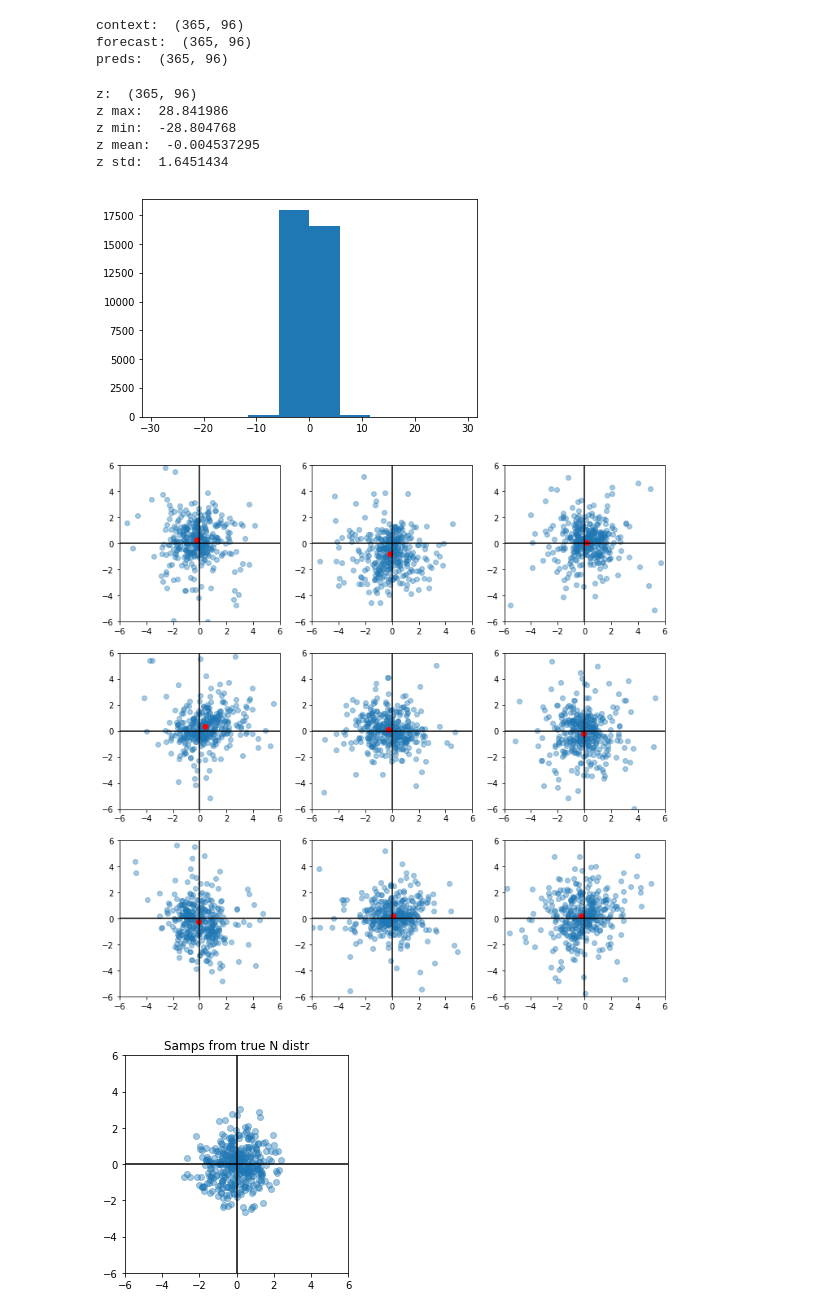
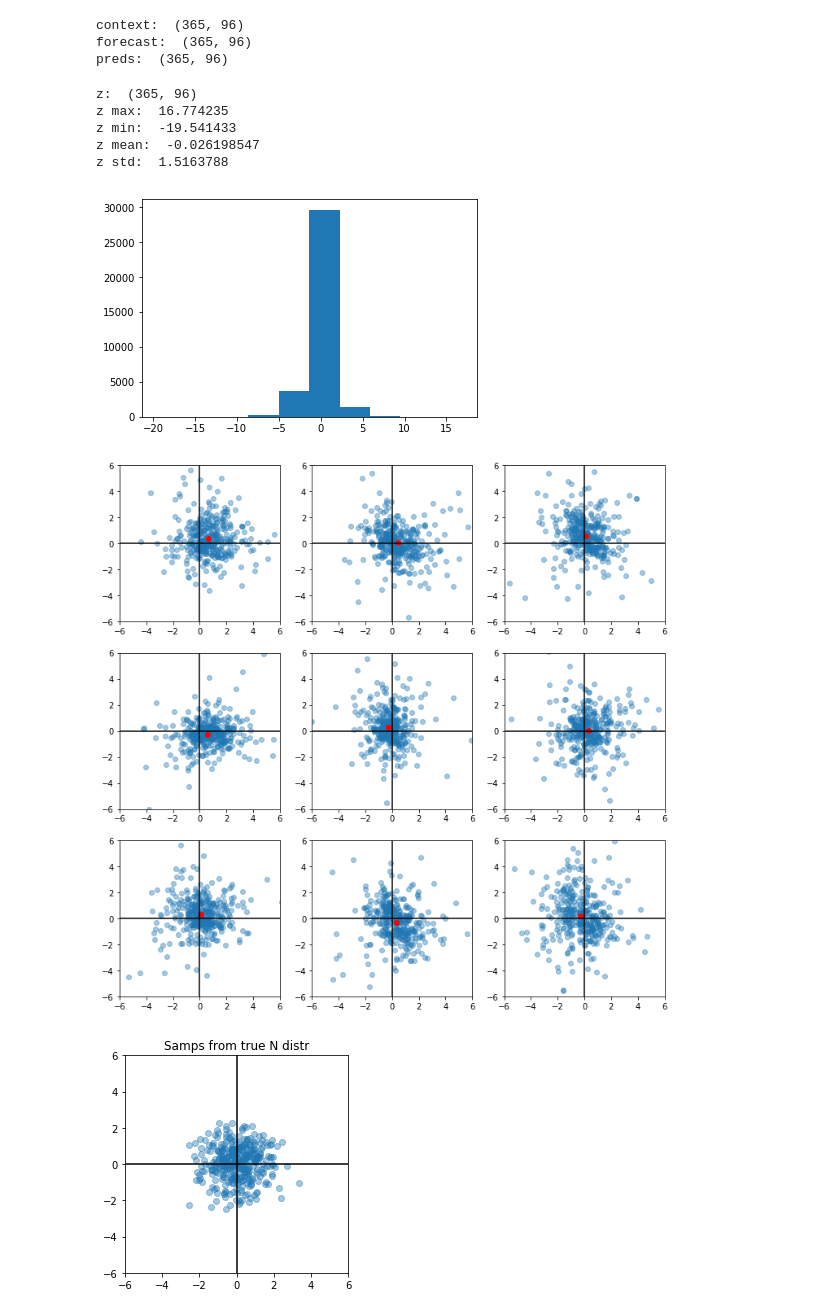
Before and after one commit to logan-spear/time-series-waveglow, a Jupyter notebook: visual_model_eval_stuff.ipynb, the cells around one changed output. Drawn from its saved outputs; the diff is of its cells as text; code cells hidden in the pictures.

```diff
--- a/visual_model_eval_stuff.ipynb
+++ b/visual_model_eval_stuff.ipynb
@@ -39,10 +21,10 @@ dataset = DL.DataLoader(rolling=True, train_f="./wind_power_data/wind_power_deve
 
 params = [
     96, # n_context_channels
-    16,  # n_flows
+    12,  # n_flows
     12, # n_group
     99, # n_early_every
-    8,  # n_early_size
+    2,  # n_early_size
     4,  # n_layers
     [1,2,4,8], # dilation_list
     96, # n_channels
@@ -104,26 +93,27 @@ preds:  (365, 96)
 # %%
 # Transform the test forecasts into the latent space, project them onto random planes
 # see if they look like circularly distributed scatter plots (confirms the embedded
 # points follow a spherical gaussian)
 orig_z, log_s_list, log_det_w_list, early_assignment_shapes = net.forward(torch.FloatTensor(forecast), torch_context)
 z = orig_z.detach().numpy().squeeze().reshape(orig_z.shape[0], -1)
 print("z: ", z.shape)
 print("z max: ", z.max())
 print("z min: ", z.min())
 print("z mean: ", z.mean())
 print("z std: ", z.std())
 plt.hist(z.reshape(-1))
 
-plot_rand_proj(z)
+# plot_rand_proj(z)
+plot_rand_proj_new(z)
 # %% [output]
 z:  (365, 96)
-z max:  28.841986
-z min:  -28.804768
-z mean:  -0.004537295
-z std:  1.6451434
+z max:  16.774235
+z min:  -19.541433
+z mean:  -0.026198547
+z std:  1.5163788
-[figure, old version]
+[figure, new version]
-[figure, old version]
+[figure, new version]
-[figure, old version]
+[figure, new version]
 # %%
 # Make sure if we transform these z's back into the original data space, they still match up roughly
 torch_regen_forecast = net.generate(torch_context, latent_z=orig_z, early_assignment_shapes=early_assignment_shapes)
```
Also changed, not shown: parts of 9 cells of this notebook, 1 other file.
